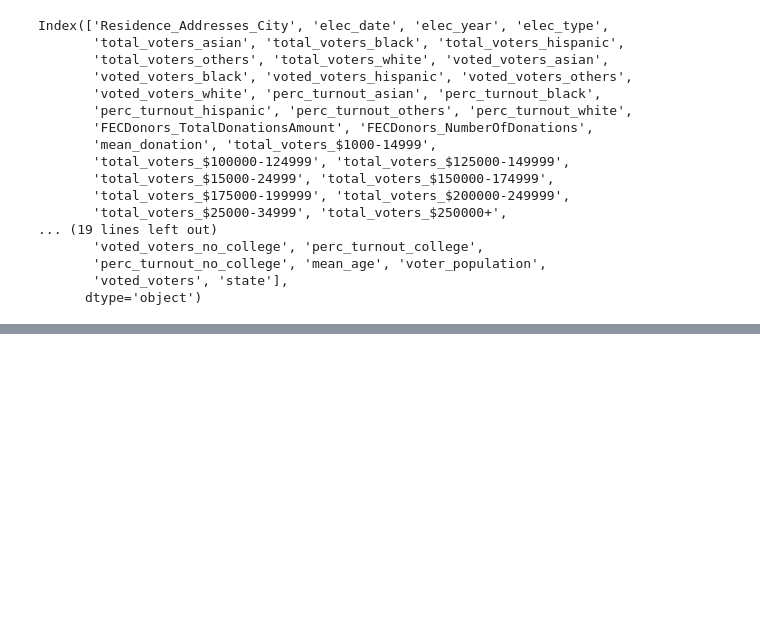
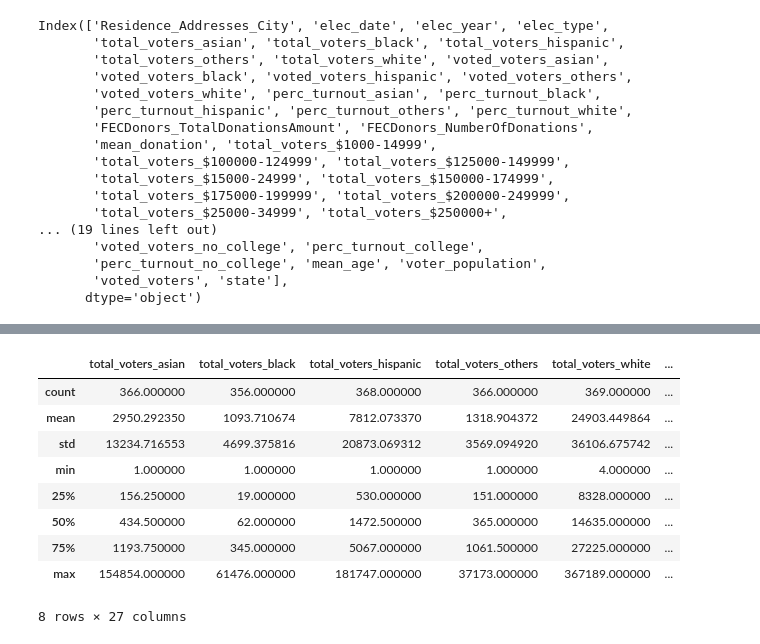
Before and after one commit to jnshzk/capstone, a Jupyter notebook: models.ipynb, the cells around one changed output, grey strips where cells are left out. Saved outputs shown, nothing was run; the diff lists cells and outputs as text; code cells hidden in the pictures; blank space fills up the shorter version.

```diff
--- a/models.ipynb
+++ b/models.ipynb
@@ -79 +92,15 @@ df.head()
 5 rows × 28 columns
+# %%
+#examine data
+df.describe()
+# %% [output]
+|  | total_voters_asian | total_voters_black | total_voters_hispanic | total_voters_others | total_voters_white | ... |
+| count | 366.000000 | 356.000000 | 368.000000 | 366.000000 | 369.000000 | ... |
+| mean | 2950.292350 | 1093.710674 | 7812.073370 | 1318.904372 | 24903.449864 | ... |
+| std | 13234.716553 | 4699.375816 | 20873.069312 | 3569.094920 | 36106.675742 | ... |
+| min | 1.000000 | 1.000000 | 1.000000 | 1.000000 | 4.000000 | ... |
+| 25% | 156.250000 | 19.000000 | 530.000000 | 151.000000 | 8328.000000 | ... |
+| 50% | 434.500000 | 62.000000 | 1472.500000 | 365.000000 | 14635.000000 | ... |
+| 75% | 1193.750000 | 345.000000 | 5067.000000 | 1061.500000 | 27225.000000 | ... |
+| max | 154854.000000 | 61476.000000 | 181747.000000 | 37173.000000 | 367189.000000 | ... |
+8 rows × 27 columns
```
Also changed, not shown: parts of 12 cells of this notebook.
